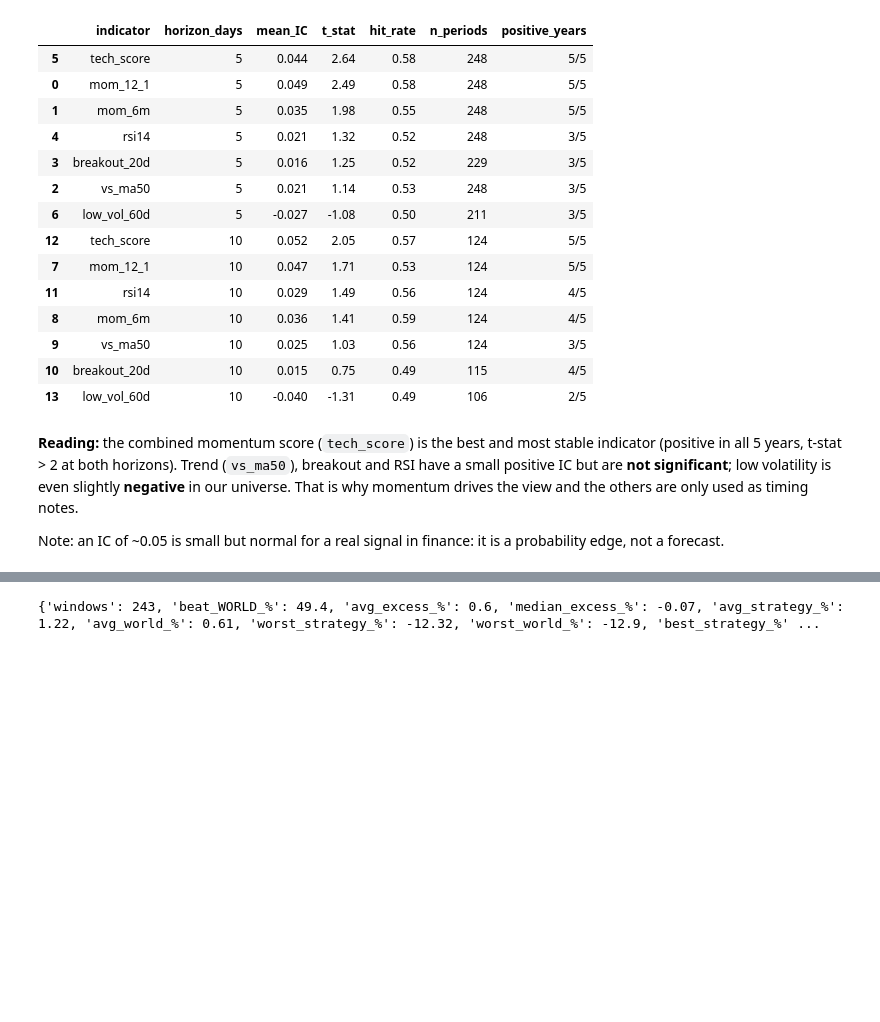
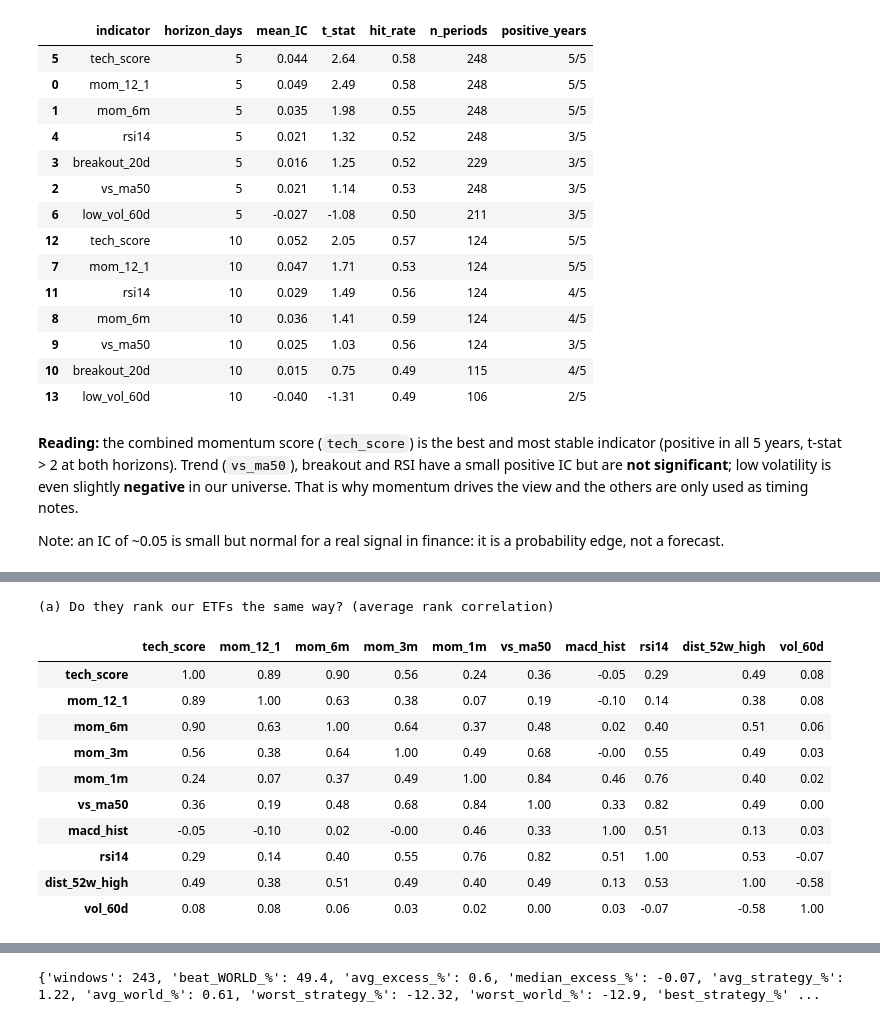
Before and after one commit to morganelpgit/GBAC_team12, a Jupyter notebook: Technical_code/technical_agent.ipynb, the cells around one changed output, grey strips where cells are left out. Drawn from its saved outputs; the diff is of its cells as text; code cells hidden in the pictures; blank space fills up the shorter version.

```diff
--- a/Technical_code/technical_agent.ipynb
+++ b/Technical_code/technical_agent.ipynb
@@ -128,0 +139,19 @@ Note: an IC of ~0.05 is small but normal for a real signal in finance: it is a p
+# %%
+corr = indicator_correlations(prices)
+corr["values"].to_csv("Technical_code/results/indicator_correlation.csv")
+corr["ic"].to_csv("Technical_code/results/indicator_ic_correlation.csv")
+print("(a) Do they rank our ETFs the same way? (average rank correlation)")
+corr["values"]
+# %% [output]
+(a) Do they rank our ETFs the same way? (average rank correlation)
+|  | tech_score | mom_12_1 | mom_6m | mom_3m | mom_1m | vs_ma50 | macd_hist | rsi14 | dist_52w_high | vol_60d |
+| tech_score | 1.00 | 0.89 | 0.90 | 0.56 | 0.24 | 0.36 | -0.05 | 0.29 | 0.49 | 0.08 |
+| mom_12_1 | 0.89 | 1.00 | 0.63 | 0.38 | 0.07 | 0.19 | -0.10 | 0.14 | 0.38 | 0.08 |
+| mom_6m | 0.90 | 0.63 | 1.00 | 0.64 | 0.37 | 0.48 | 0.02 | 0.40 | 0.51 | 0.06 |
+| mom_3m | 0.56 | 0.38 | 0.64 | 1.00 | 0.49 | 0.68 | -0.00 | 0.55 | 0.49 | 0.03 |
+| mom_1m | 0.24 | 0.07 | 0.37 | 0.49 | 1.00 | 0.84 | 0.46 | 0.76 | 0.40 | 0.02 |
+| vs_ma50 | 0.36 | 0.19 | 0.48 | 0.68 | 0.84 | 1.00 | 0.33 | 0.82 | 0.49 | 0.00 |
+| macd_hist | -0.05 | -0.10 | 0.02 | -0.00 | 0.46 | 0.33 | 1.00 | 0.51 | 0.13 | 0.03 |
+| rsi14 | 0.29 | 0.14 | 0.40 | 0.55 | 0.76 | 0.82 | 0.51 | 1.00 | 0.53 | -0.07 |
+| dist_52w_high | 0.49 | 0.38 | 0.51 | 0.49 | 0.40 | 0.49 | 0.13 | 0.53 | 1.00 | -0.58 |
+| vol_60d | 0.08 | 0.08 | 0.06 | 0.03 | 0.02 | 0.00 | 0.03 | -0.07 | -0.58 | 1.00 |
```
Also changed, not shown: parts of 10 cells of this notebook, 5 other files.
